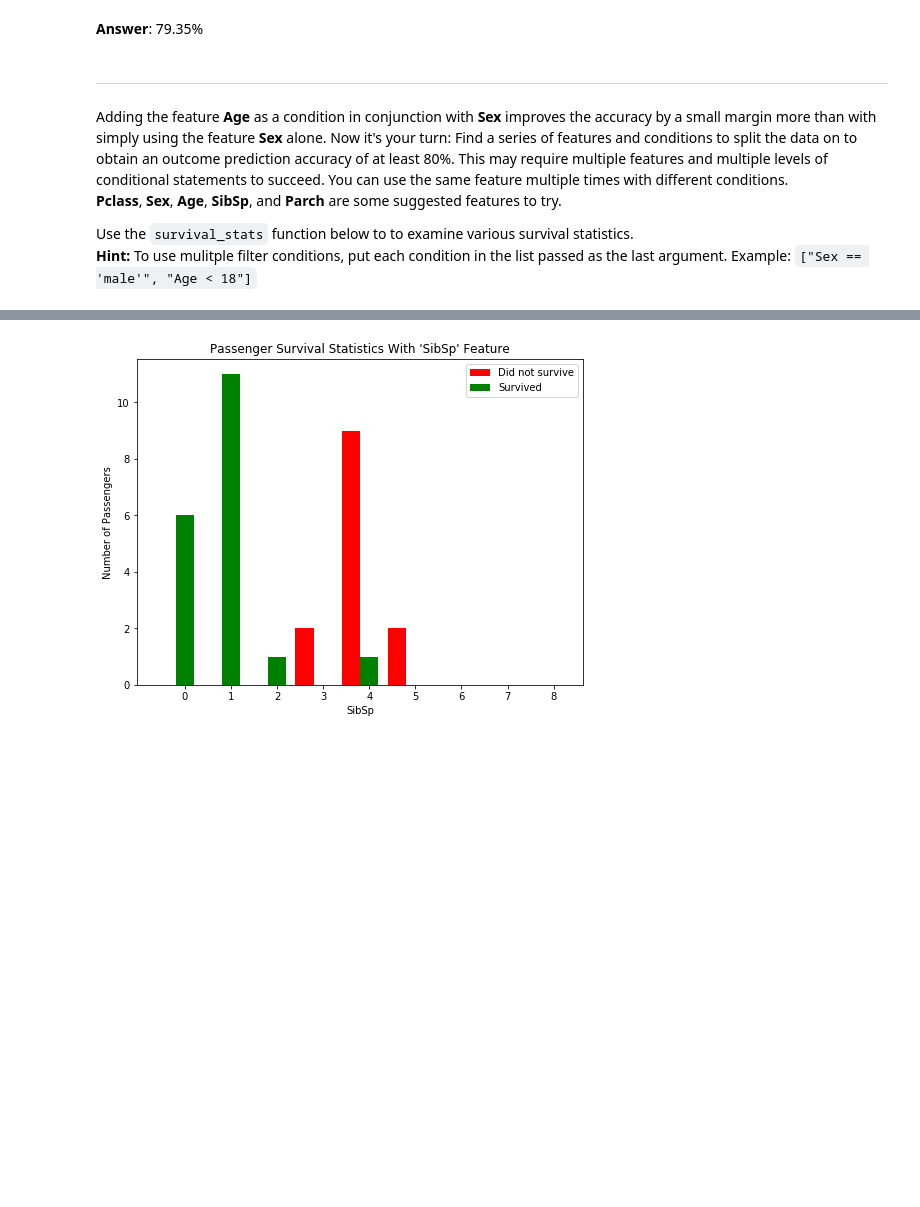
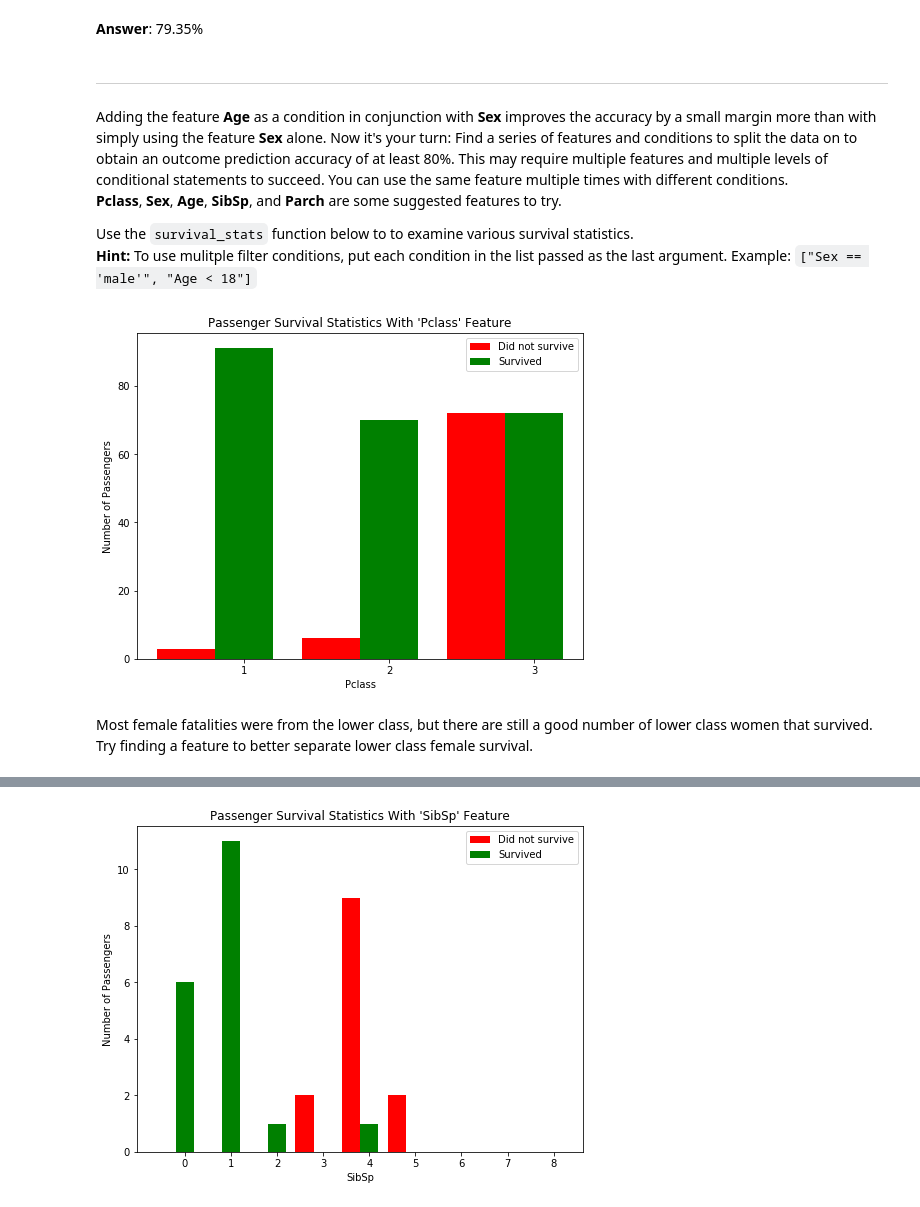
Before and after one commit to jbromley/mle, a Jupyter notebook: titanic_survival_exploration/titanic_survival_exploration.ipynb, the cells around one changed output, grey strips where cells are left out. Cells and saved outputs as stored; diff of their text form; code cells hidden in the pictures; blank space fills up the shorter version.

```diff
--- a/titanic_survival_exploration/titanic_survival_exploration.ipynb
+++ b/titanic_survival_exploration/titanic_survival_exploration.ipynb
@@ -222,3 +228,11 @@ Adding the feature **Age** as a condition in conjunction with **Sex** improves t
 
 Use the `survival_stats` function below to to examine various survival statistics.
 **Hint:** To use mulitple filter conditions, put each condition in the list passed as the last argument. Example: `["Sex == 'male'", "Age < 18"]`
+<a id="female-class-survival"></a>
+# %%
+vs.survival_stats(data, outcomes, 'Pclass', ["Sex == 'female'"])
+# %% [output]
+[figure, added]
+# %% [markdown]
+Most female fatalities were from the lower class, but there are still a good number of lower class women that survived. Try finding a feature to better separate lower class female survival.
+<a id="female-class3-fare-survival"></a>
```
Also changed, not shown: parts of 10 cells of this notebook, 1 other file.
